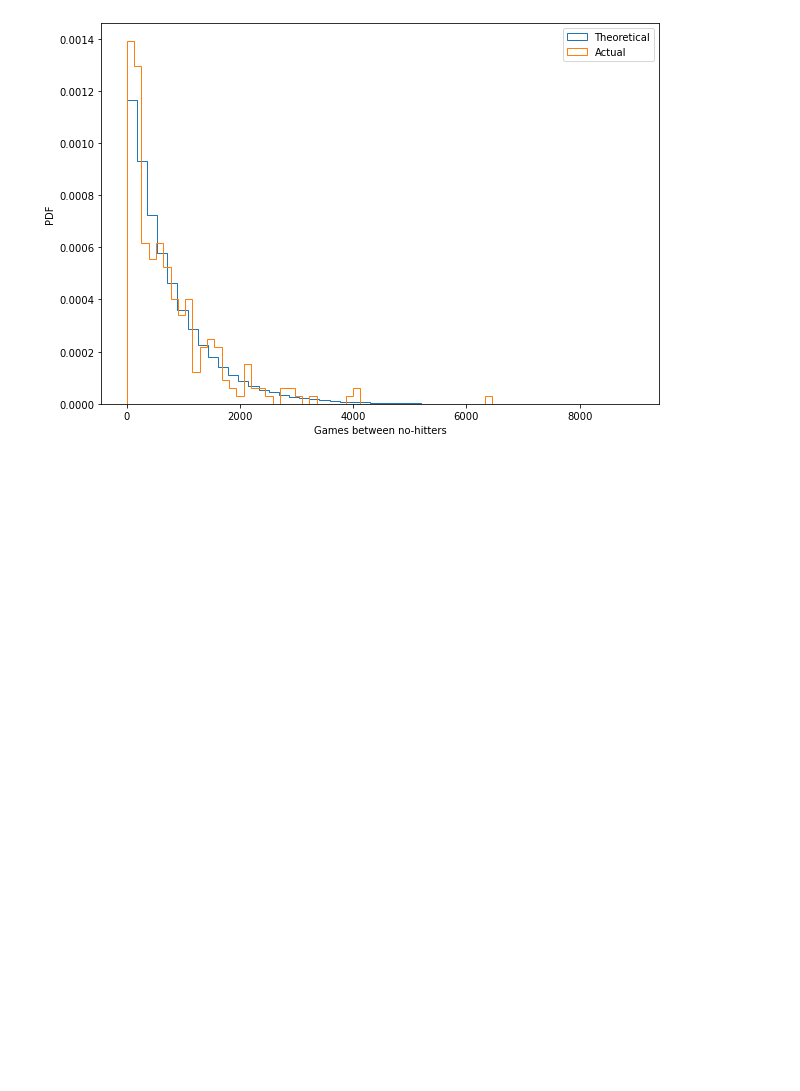
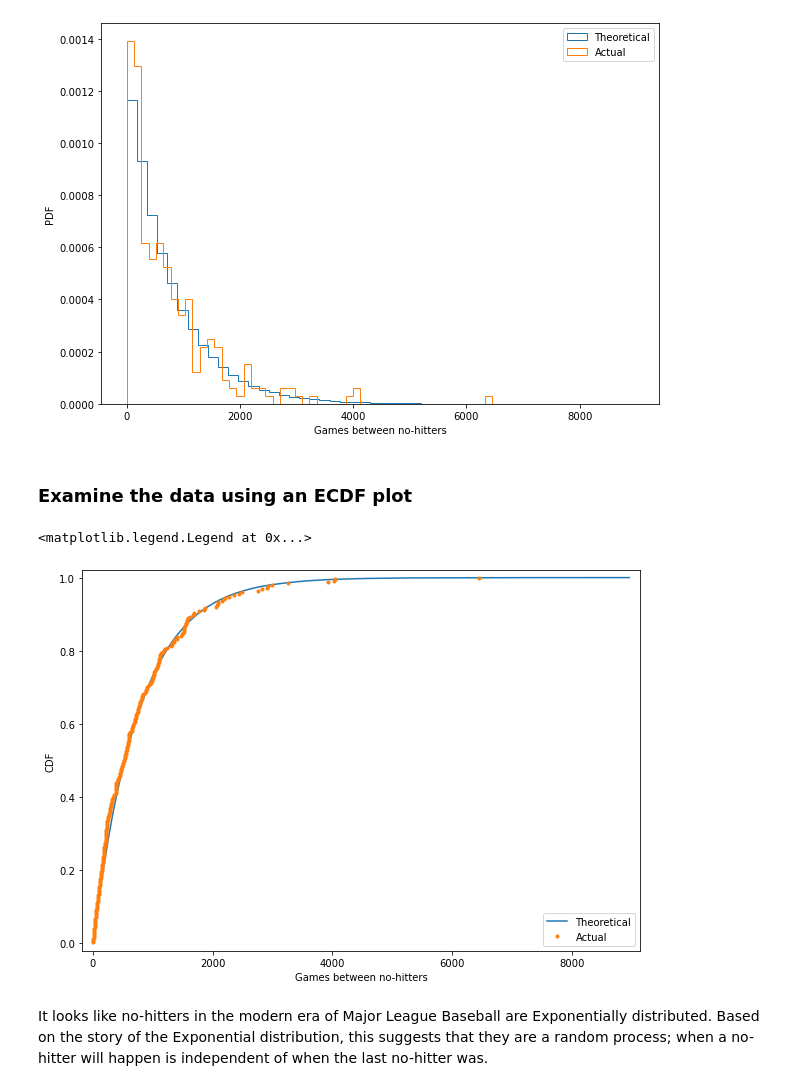
Before and after one commit to kipmadden/Statistical-Thinking, a Jupyter notebook: Major League Baseball No-hitters.ipynb, the cells around one changed output. Cells and saved outputs as stored; diff of their text form; code cells hidden in the pictures; blank space fills up the shorter version.

```diff
--- a/Major League Baseball No-hitters.ipynb
+++ b/Major League Baseball No-hitters.ipynb
@@ -5,6 +5,20 @@ import numpy as np
 import matplotlib.pyplot as plt
 import seaborn as sns
 import datetime as dt
+# %%
+# Create a function to calculate ECDF given a column series
+def ecdf(data):
+    """Compute ECDF for a one-dimensional array of measurements."""
+    # Number of data points: n
+    n = len(data)
+
+    # x-data for the ECDF: x
+    x = np.sort(data)
+
+    # y-data for the ECDF: y
+    y = np.arange(1, len(x)+1) / n
+
+    return x, y
 # %%
 # Import the no-hitter baseball dataset from csv
 df = pd.read_csv('https://assets.datacamp.com/production/repositories/470/datasets/593c37a3588980e321b126e30873597620ca50b7/mlb_nohitters.csv')
@@ -90,3 +104,28 @@ plt.legend()
 # %% [output]
 <matplotlib.legend.Legend at 0x...>
 [figure]
+# %% [markdown]
+### Examine the data using an ECDF plot
+# %%
+# Create an ECDF from real data: x, y
+x, y = ecdf(nohitter_times)
+
+# Create a CDF from theoretical samples: x_theor, y_theor
+x_theor, y_theor = ecdf(inter_nohitter_time)
+# %%
+# Overlay the plots
+fig, ax = plt.subplots(figsize=(10,7))
+
+plt.plot(x_theor, y_theor, label="Theoretical")
+plt.plot(x,y, marker='.', linestyle='none', label='Actual')
+
+# Margins and axis labels
+plt.margins(0.02)
+plt.xlabel('Games between no-hitters')
+plt.ylabel('CDF')
+plt.legend(loc='lower right')
+# %% [output]
+<matplotlib.legend.Legend at 0x...>
+[figure, added]
+# %% [markdown]
+It looks like no-hitters in the modern era of Major League Baseball are Exponentially distributed. Based on the story of the Exponential distribution, this suggests that they are a random process; when a no-hitter will happen is independent of when the last no-hitter was.
```
